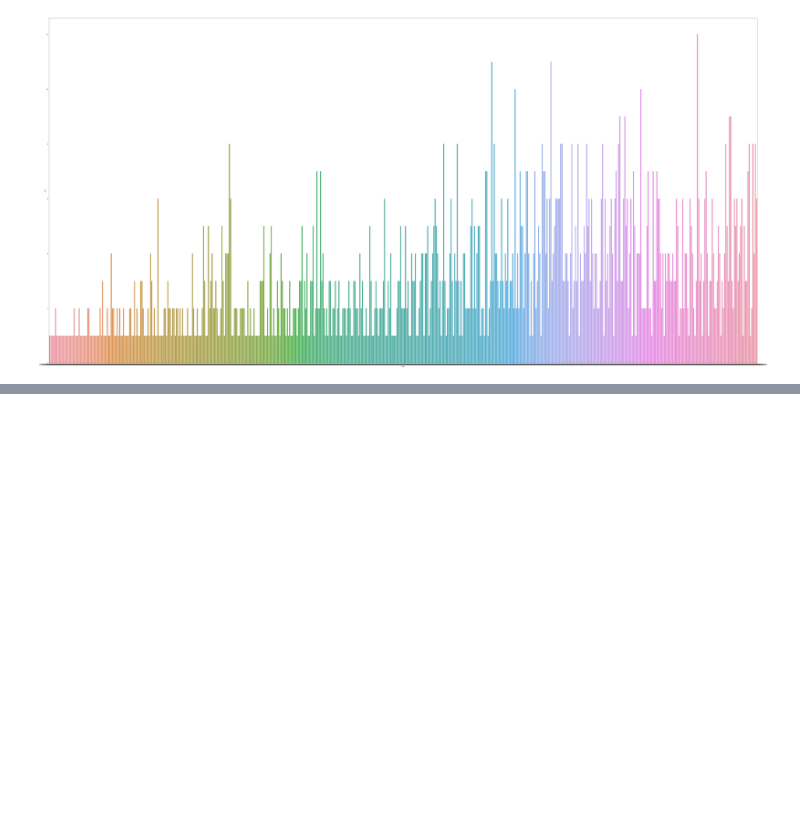
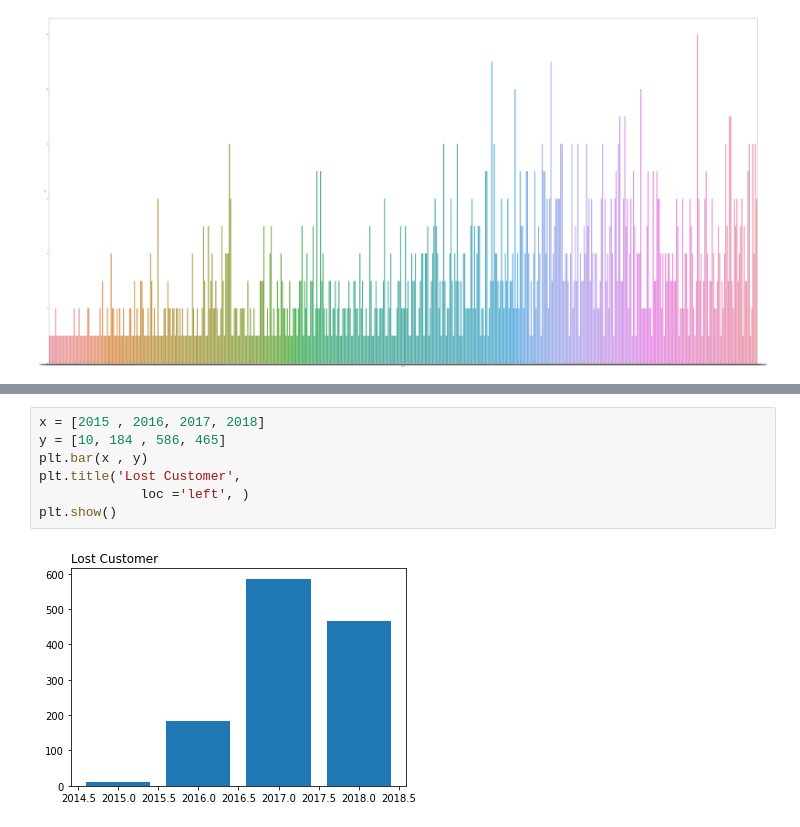
Before and after one commit to shubham29091997/Booking-Data, a Jupyter notebook: Assignment.ipynb, the cells around one changed output, grey strips where cells are left out. Saved outputs shown, nothing was run; the diff lists cells and outputs as text; blank space fills up the shorter version.

```diff
--- a/Assignment.ipynb
+++ b/Assignment.ipynb
@@ -372,0 +343,9 @@ df8.groupby('year')
+# %%
+x = [2015 , 2016, 2017, 2018]
+y = [10, 184 , 586, 465]
+plt.bar(x , y)
+plt.title('Lost Customer',
+             loc ='left', )
+plt.show()
+# %% [output]
+[figure, added]
```
Also changed, not shown: parts of 72 cells of this notebook.
